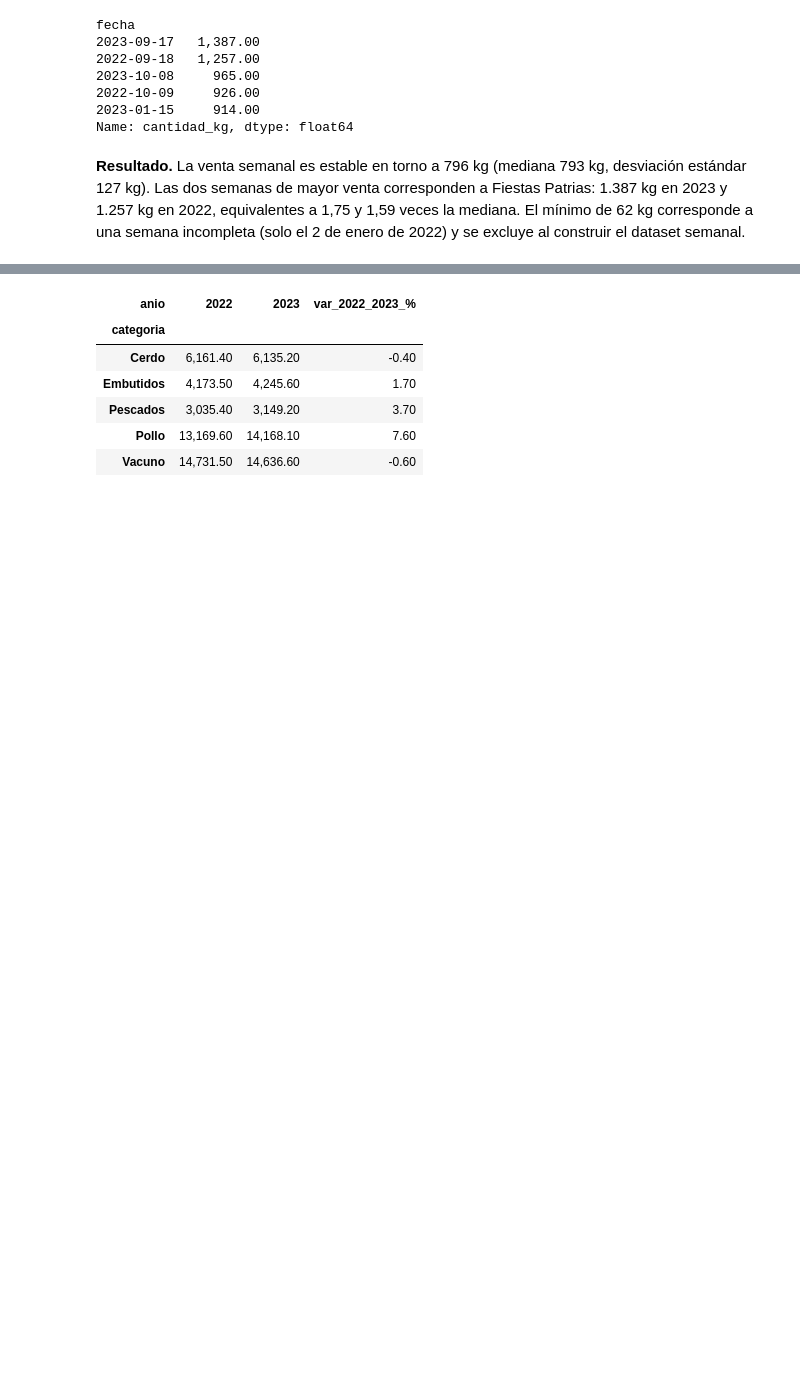
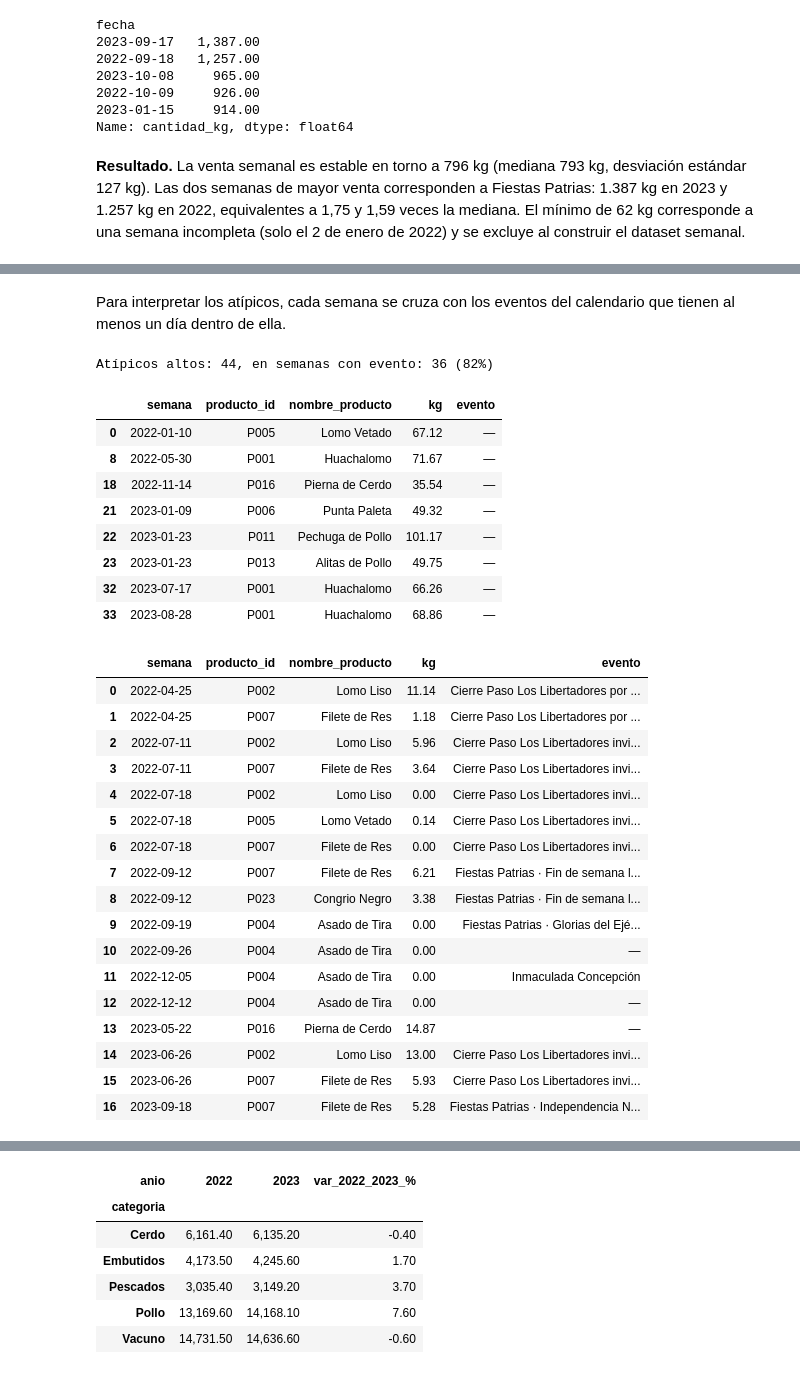
Before and after one commit to Blackmist02/NexuStock, a Jupyter notebook: Codigo/ml-engine/notebooks/01_eda.ipynb, the cells around one changed output, grey strips where cells are left out. Drawn from its saved outputs; the diff is of its cells as text; code cells hidden in the pictures; blank space fills up the shorter version.

```diff
--- a/Codigo/ml-engine/notebooks/01_eda.ipynb
+++ b/Codigo/ml-engine/notebooks/01_eda.ipynb
@@ -187,0 +279,56 @@ Name: cantidad_kg, dtype: float64
+# %% [markdown]
+Para interpretar los atípicos, cada semana se cruza con los eventos del calendario que tienen al menos un día dentro de ella.
+# %%
+eventos = calendario.assign(evento=calendario['evento'].str.replace(r'\s\d{4}$', '', regex=True))
+dias_evento = pd.DataFrame(
+    [(dia, fila.evento) for fila in eventos.itertuples()
+     for dia in pd.date_range(fila.fecha_inicio, fila.fecha_fin)],
+    columns=['fecha', 'evento'],
+)
+dias_evento['semana'] = dias_evento['fecha'] - pd.to_timedelta(dias_evento['fecha'].dt.dayofweek, unit='D')
+eventos_semana = dias_evento.drop_duplicates(['semana', 'evento']).groupby('semana')['evento'].agg(' · '.join)
+
+def listar_atipicos(mascara):
+    """Una fila por semana-producto atípica, con los eventos de esa semana."""
+    marcas = mascara.rename_axis(index='semana', columns='producto_id').stack()
+    filas = marcas[marcas].reset_index()[['semana', 'producto_id']]
+    filas['nombre_producto'] = filas['producto_id'].map(desc['nombre_producto'])
+    filas['kg'] = [kg_semana.at[s, p] for s, p in zip(filas['semana'], filas['producto_id'])]
+    filas['evento'] = filas['semana'].map(eventos_semana).fillna('—')
+    return filas
+
+altos = listar_atipicos(atipico_alto)
+bajos = listar_atipicos(atipico_bajo)
+con_evento = (altos['evento'] != '—').sum()
+print(f'Atípicos altos: {len(altos)}, en semanas con evento: {con_evento} ({con_evento / len(altos):.0%})')
+display(altos[altos['evento'] == '—'])
+bajos
+# %% [output]
+Atípicos altos: 44, en semanas con evento: 36 (82%)
+|  | semana | producto_id | nombre_producto | kg | evento |
+| 0 | 2022-01-10 | P005 | Lomo Vetado | 67.12 | — |
+| 8 | 2022-05-30 | P001 | Huachalomo | 71.67 | — |
+| 18 | 2022-11-14 | P016 | Pierna de Cerdo | 35.54 | — |
+| 21 | 2023-01-09 | P006 | Punta Paleta | 49.32 | — |
+| 22 | 2023-01-23 | P011 | Pechuga de Pollo | 101.17 | — |
+| 23 | 2023-01-23 | P013 | Alitas de Pollo | 49.75 | — |
+| 32 | 2023-07-17 | P001 | Huachalomo | 66.26 | — |
+| 33 | 2023-08-28 | P001 | Huachalomo | 68.86 | — |
+|  | semana | producto_id | nombre_producto | kg | evento |
+| 0 | 2022-04-25 | P002 | Lomo Liso | 11.14 | Cierre Paso Los Libertadores por ... |
+| 1 | 2022-04-25 | P007 | Filete de Res | 1.18 | Cierre Paso Los Libertadores por ... |
+| 2 | 2022-07-11 | P002 | Lomo Liso | 5.96 | Cierre Paso Los Libertadores invi... |
+| 3 | 2022-07-11 | P007 | Filete de Res | 3.64 | Cierre Paso Los Libertadores invi... |
+| 4 | 2022-07-18 | P002 | Lomo Liso | 0.00 | Cierre Paso Los Libertadores invi... |
+| 5 | 2022-07-18 | P005 | Lomo Vetado | 0.14 | Cierre Paso Los Libertadores invi... |
+| 6 | 2022-07-18 | P007 | Filete de Res | 0.00 | Cierre Paso Los Libertadores invi... |
+| 7 | 2022-09-12 | P007 | Filete de Res | 6.21 | Fiestas Patrias · Fin de semana l... |
+| 8 | 2022-09-12 | P023 | Congrio Negro | 3.38 | Fiestas Patrias · Fin de semana l... |
+| 9 | 2022-09-19 | P004 | Asado de Tira | 0.00 | Fiestas Patrias · Glorias del Ejé... |
+| 10 | 2022-09-26 | P004 | Asado de Tira | 0.00 | — |
+| 11 | 2022-12-05 | P004 | Asado de Tira | 0.00 | Inmaculada Concepción |
+| 12 | 2022-12-12 | P004 | Asado de Tira | 0.00 | — |
+| 13 | 2023-05-22 | P016 | Pierna de Cerdo | 14.87 | — |
+| 14 | 2023-06-26 | P002 | Lomo Liso | 13.00 | Cierre Paso Los Libertadores invi... |
+| 15 | 2023-06-26 | P007 | Filete de Res | 5.93 | Cierre Paso Los Libertadores invi... |
+| 16 | 2023-09-18 | P007 | Filete de Res | 5.28 | Fiestas Patrias · Independencia N... |
```
Also changed, not shown: parts of 20 cells of this notebook, 1 other file.
